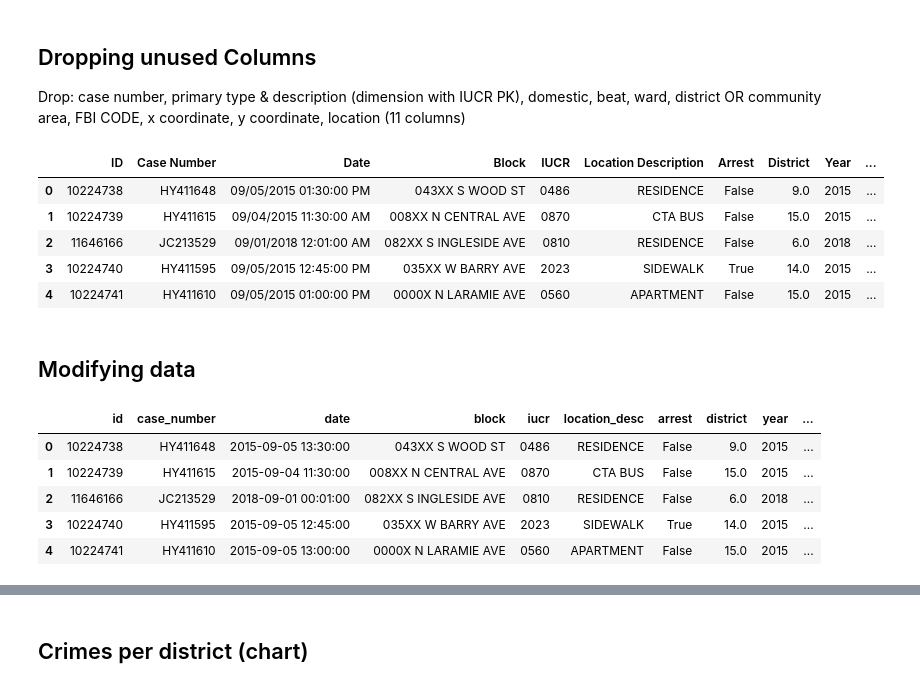
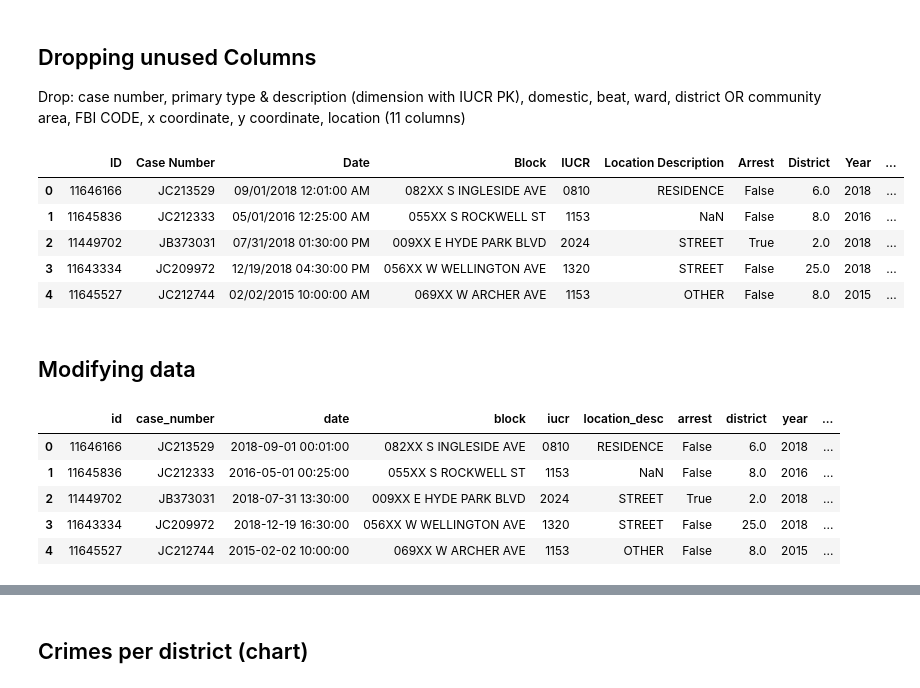
Before and after one commit to YOANGELICA/chicago_crimes_etl, a Jupyter notebook: EDA.ipynb, the cells around one changed output, grey strips where cells are left out. Cells and saved outputs as stored; diff of their text form; code cells hidden in the pictures.

```diff
--- a/EDA.ipynb
+++ b/EDA.ipynb
@@ -83,22 +83,22 @@ dtype: int64
 Drop: case number, primary type & description (dimension with IUCR PK), domestic, beat, ward, district OR community area, FBI CODE, x coordinate, y coordinate, location (11 columns)
 # %%
 # print(df.columns)
-columns_to_drop = ['Primary Type','Description','Domestic','Beat','Ward','Community Area','FBI Code','X Coordinate','Y Coordinate','Location']
+columns_to_drop = ['Primary Type','Description','Domestic','Beat','Ward','Community Area','FBI Code','X Coordinate','Y Coordinate','Latitude', 'Longitude']
 df.drop(columns=columns_to_drop, inplace=True)
 
 df.head()
 # %% [output]
 |  | ID | Case Number | Date | Block | IUCR | Location Description | Arrest | District | Year | ... |
-| 0 | 10224738 | HY411648 | 09/05/2015 01:30:00 PM | 043XX S WOOD ST | 0486 | RESIDENCE | False | 9.0 | 2015 | ... |
-| 1 | 10224739 | HY411615 | 09/04/2015 11:30:00 AM | 008XX N CENTRAL AVE | 0870 | CTA BUS | False | 15.0 | 2015 | ... |
-| 2 | 11646166 | JC213529 | 09/01/2018 12:01:00 AM | 082XX S INGLESIDE AVE | 0810 | RESIDENCE | False | 6.0 | 2018 | ... |
-| 3 | 10224740 | HY411595 | 09/05/2015 12:45:00 PM | 035XX W BARRY AVE | 2023 | SIDEWALK | True | 14.0 | 2015 | ... |
-| 4 | 10224741 | HY411610 | 09/05/2015 01:00:00 PM | 0000X N LARAMIE AVE | 0560 | APARTMENT | False | 15.0 | 2015 | ... |
+| 0 | 11646166 | JC213529 | 09/01/2018 12:01:00 AM | 082XX S INGLESIDE AVE | 0810 | RESIDENCE | False | 6.0 | 2018 | ... |
+| 1 | 11645836 | JC212333 | 05/01/2016 12:25:00 AM | 055XX S ROCKWELL ST | 1153 | NaN | False | 8.0 | 2016 | ... |
+| 2 | 11449702 | JB373031 | 07/31/2018 01:30:00 PM | 009XX E HYDE PARK BLVD | 2024 | STREET | True | 2.0 | 2018 | ... |
+| 3 | 11643334 | JC209972 | 12/19/2018 04:30:00 PM | 056XX W WELLINGTON AVE | 1320 | STREET | False | 25.0 | 2018 | ... |
+| 4 | 11645527 | JC212744 | 02/02/2015 10:00:00 AM | 069XX W ARCHER AVE | 1153 | OTHER | False | 8.0 | 2015 | ... |
 # %% [markdown]
 ## Modifying data
 # %%
 #Cambiar nombres de columnas para la subida a la base de datos
-df.columns = ["id","case_number","date","block","iucr","location_desc","arrest","district","year","updated_on","latitude","longitude"]
+df.columns = ["id","case_number","date","block","iucr","location_desc","arrest","district","year","updated_on","location"]
 
 # modificar la columna de fecha
 df['date'] = pd.to_datetime(df['date'], format='%m/%d/%Y %I:%M:%S %p').dt.strftime('%Y-%m-%d %H:%M:%S')
@@ -107,8 +107,8 @@ df['updated_on'] = pd.to_datetime(df['updated_on'], format='%m/%d/%Y %I:%M:%S %p
 df.head()
 # %% [output]
 |  | id | case_number | date | block | iucr | location_desc | arrest | district | year | ... |
-| 0 | 10224738 | HY411648 | 2015-09-05 13:30:00 | 043XX S WOOD ST | 0486 | RESIDENCE | False | 9.0 | 2015 | ... |
-| 1 | 10224739 | HY411615 | 2015-09-04 11:30:00 | 008XX N CENTRAL AVE | 0870 | CTA BUS | False | 15.0 | 2015 | ... |
-| 2 | 11646166 | JC213529 | 2018-09-01 00:01:00 | 082XX S INGLESIDE AVE | 0810 | RESIDENCE | False | 6.0 | 2018 | ... |
-| 3 | 10224740 | HY411595 | 2015-09-05 12:45:00 | 035XX W BARRY AVE | 2023 | SIDEWALK | True | 14.0 | 2015 | ... |
-| 4 | 10224741 | HY411610 | 2015-09-05 13:00:00 | 0000X N LARAMIE AVE | 0560 | APARTMENT | False | 15.0 | 2015 | ... |
+| 0 | 11646166 | JC213529 | 2018-09-01 00:01:00 | 082XX S INGLESIDE AVE | 0810 | RESIDENCE | False | 6.0 | 2018 | ... |
+| 1 | 11645836 | JC212333 | 2016-05-01 00:25:00 | 055XX S ROCKWELL ST | 1153 | NaN | False | 8.0 | 2016 | ... |
+| 2 | 11449702 | JB373031 | 2018-07-31 13:30:00 | 009XX E HYDE PARK BLVD | 2024 | STREET | True | 2.0 | 2018 | ... |
+| 3 | 11643334 | JC209972 | 2018-12-19 16:30:00 | 056XX W WELLINGTON AVE | 1320 | STREET | False | 25.0 | 2018 | ... |
+| 4 | 11645527 | JC212744 | 2015-02-02 10:00:00 | 069XX W ARCHER AVE | 1153 | OTHER | False | 8.0 | 2015 | ... |
```
Also changed, not shown: parts of 14 cells of this notebook.
